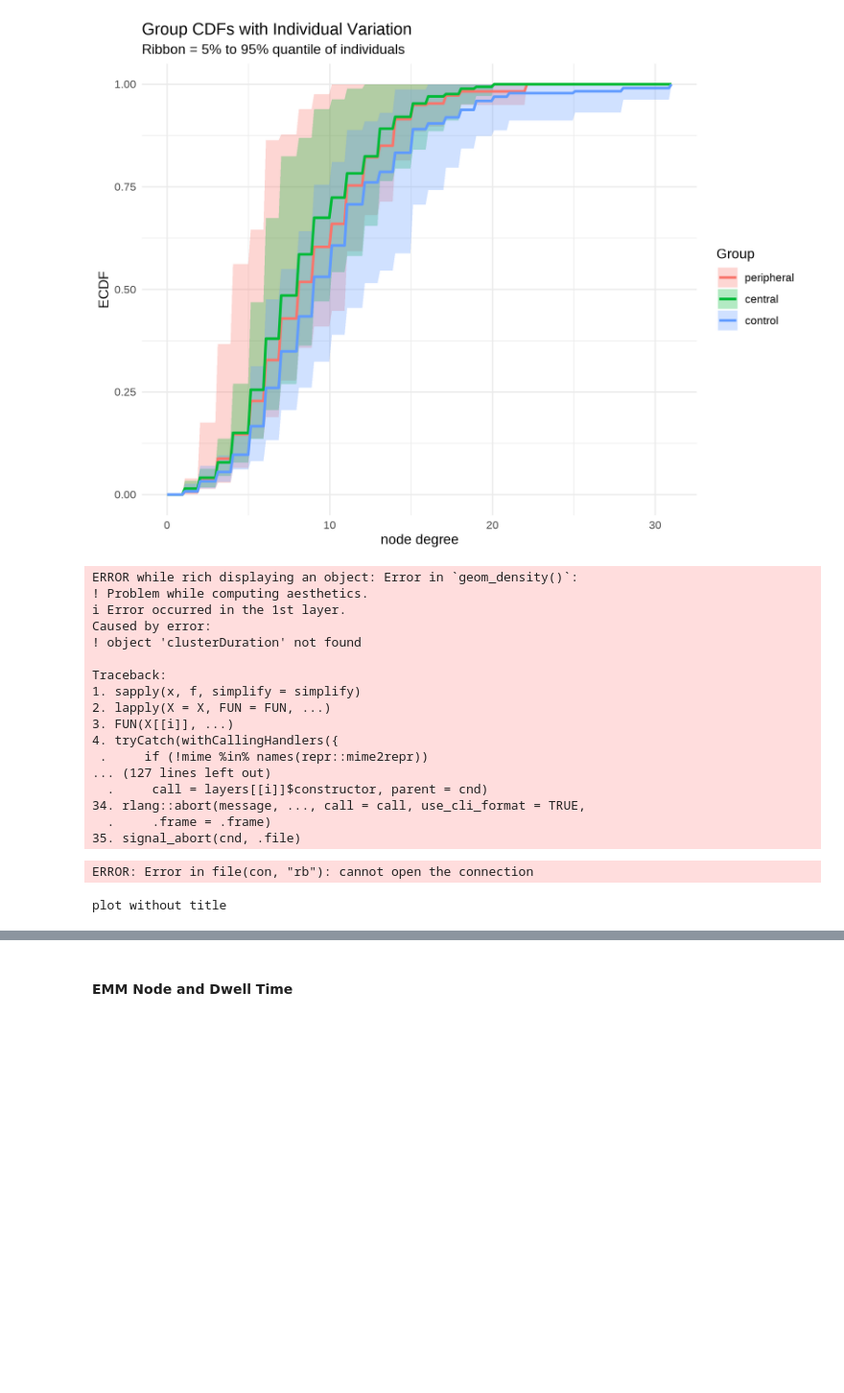
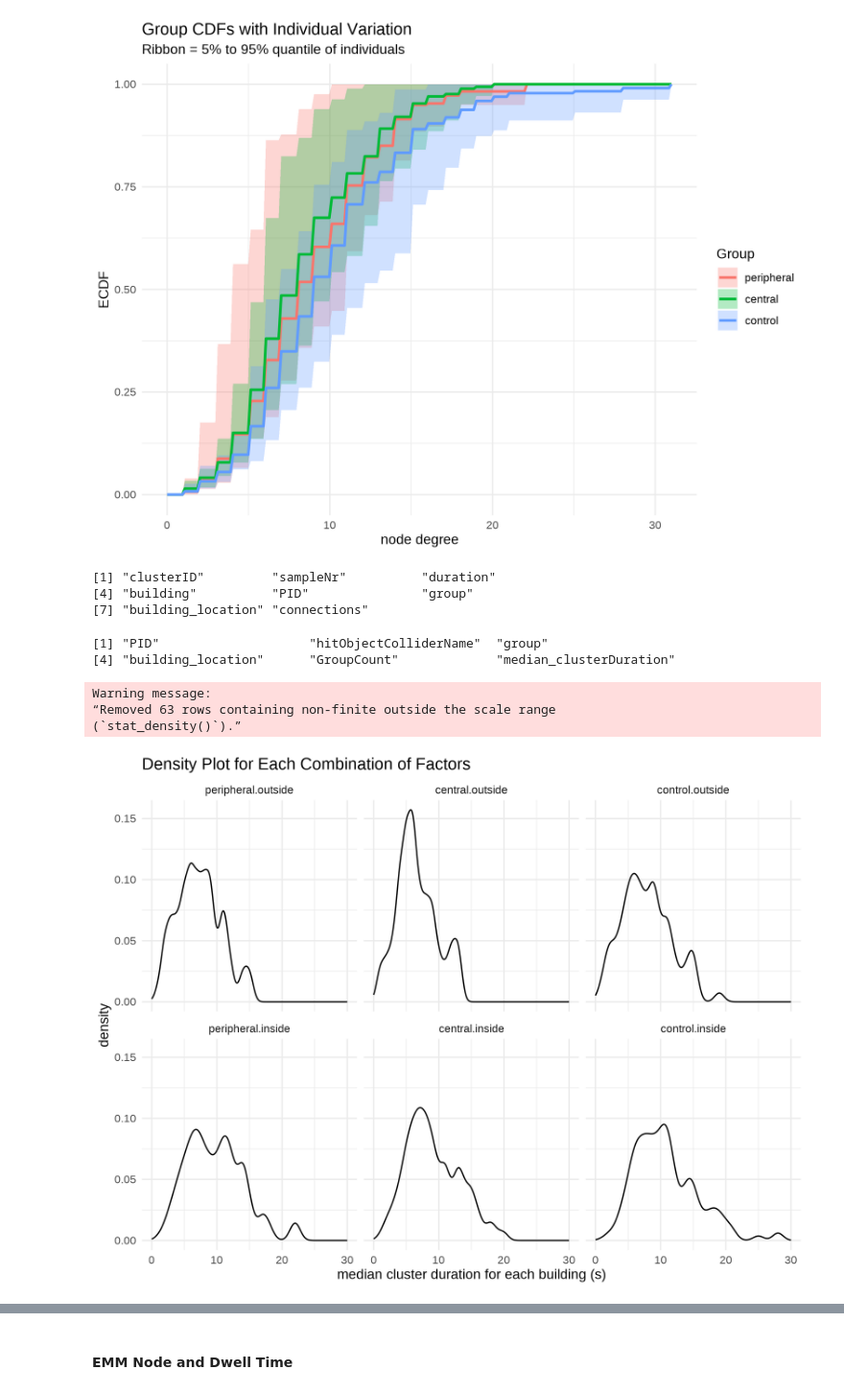
Before and after one commit to SanD94/VReGTrET, a Jupyter notebook: GraphTheory_ET_VR_Westbrueck/Analysis/raw_gaze_analysis/figure_playground.ipynb, the cells around one changed output, grey strips where cells are left out. Shown at 96% size. Saved outputs shown, nothing was run; the diff lists cells and outputs as text; code cells hidden in the pictures; blank space fills up the shorter version.

```diff
--- a/GraphTheory_ET_VR_Westbrueck/Analysis/raw_gaze_analysis/figure_playground.ipynb
+++ b/GraphTheory_ET_VR_Westbrueck/Analysis/raw_gaze_analysis/figure_playground.ipynb
@@ -329,36 +319,30 @@ Warning message:
 “Using `size` aesthetic for lines was deprecated in ggplot2 3.4.0.
 ℹ Please use `linewidth` instead.”
 [figure]
+# %%
+df_node %>% names()
+df %>% names()
+# %% [output]
+[1] "clusterID"         "sampleNr"          "duration"
+[4] "building"          "PID"               "group"
+[7] "building_location" "connections"
+[1] "PID"                    "hitObjectColliderName"  "group"
+[4] "building_location"      "GroupCount"             "median_clusterDuration"
 # %%
 df_node |>
-  ggplot(aes(x = clusterDuration)) +
+  ggplot(aes(x = connections)) +
   geom_density(alpha = 0.6) +  # Adjust alpha for transparency
-  xlim(0,1)+
+  xlim(0,30)+
   facet_wrap(~ interaction(group, building_location)) +  # Facet by the interaction of the two factors
   theme_minimal() +
   labs(title = "Density Plot for Each Combination of Factors",
        x = "median cluster duration for each building (s)",
        y = "density")
 # %% [output]
-ERROR while rich displaying an object: Error in `geom_density()`:
-! Problem while computing aesthetics.
-ℹ Error occurred in the 1st layer.
-Caused by error:
-! object 'clusterDuration' not found
-
-Traceback:
-1. sapply(x, f, simplify = simplify)
-2. lapply(X = X, FUN = FUN, ...)
-3. FUN(X[[i]], ...)
-4. tryCatch(withCallingHandlers({
- .     if (!mime %in% names(repr::mime2repr))
-... (127 lines left out)
-  .     call = layers[[i]]$constructor, parent = cnd)
-34. rlang::abort(message, ..., call = call, use_cli_format = TRUE,
-  .     .frame = .frame)
-35. signal_abort(cnd, .file)
+Warning message:
+“Removed 63 rows containing non-finite outside the scale range
+(`stat_density()`).”
-ERROR: Error in file(con, "rb"): cannot open the connection
-plot without title
+[figure, added]
 # %%
 df <- read_csv("graph_group_connections.csv")
 df <- df |>
```
Also changed, not shown: parts of 22 cells of this notebook, 9 other files.
